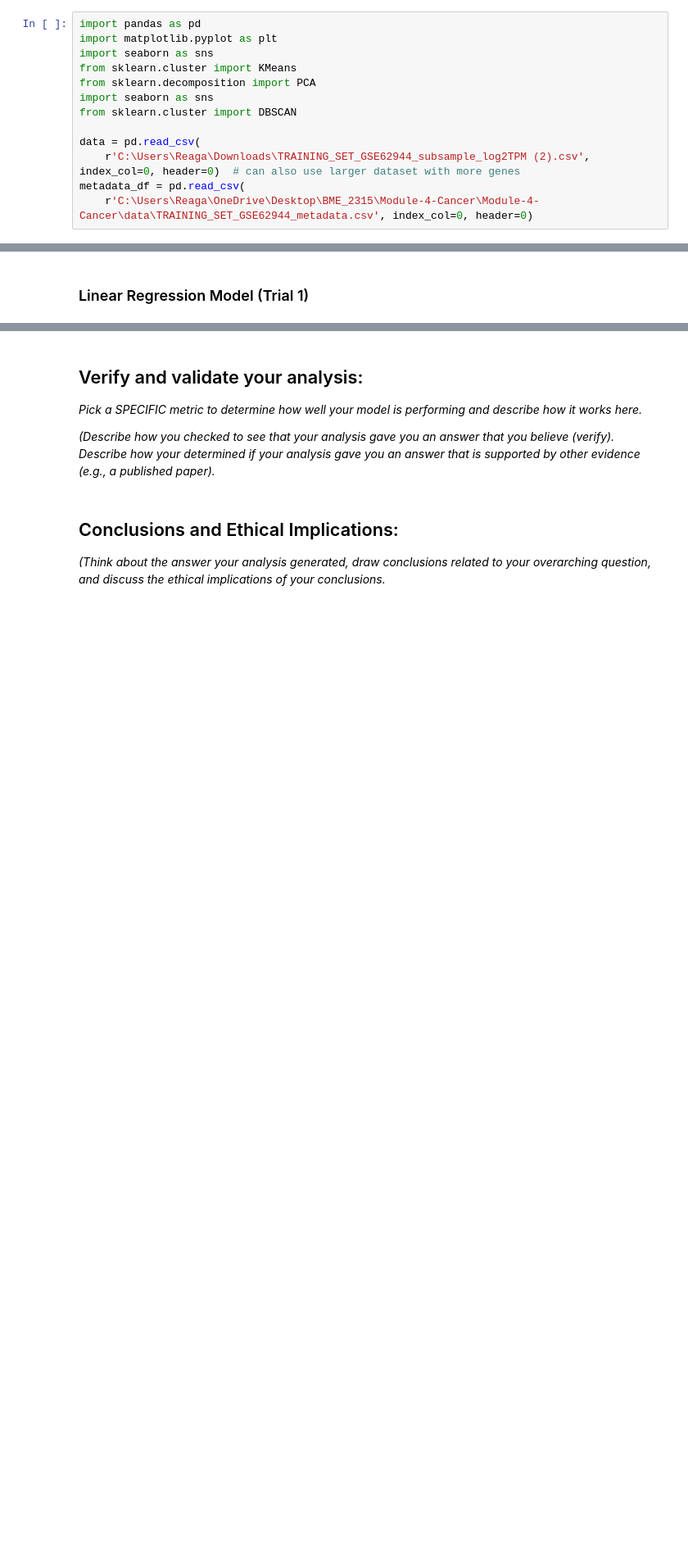
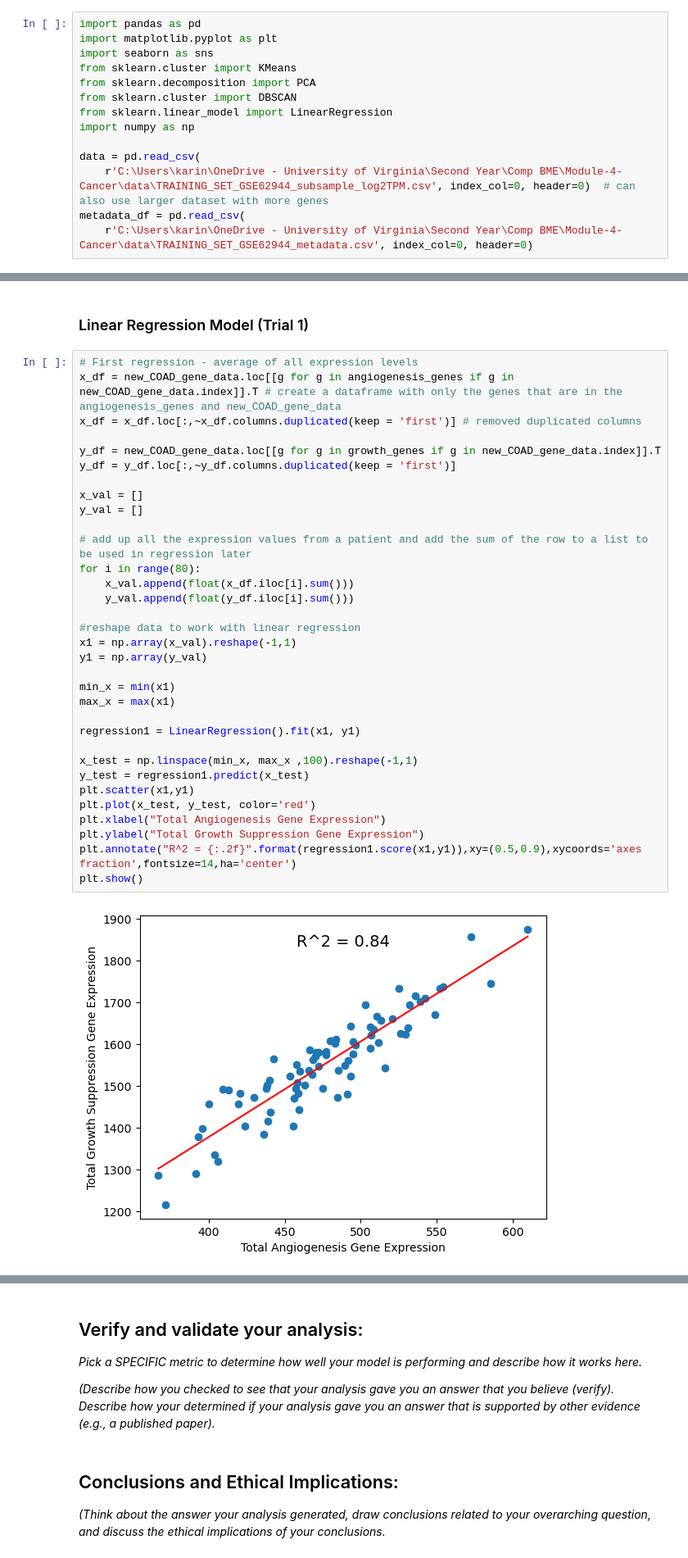
Before and after one commit to ReaganOswald/Module-4-Cancer, a Jupyter notebook: code/Module 4 Template.ipynb, the cells around one changed output, grey strips where cells are left out. Shown at 82% size. Saved outputs shown, nothing was run; the diff lists cells and outputs as text; blank space fills up the shorter version.

Commit message:
Linear regression started

```diff
--- a/code/Module 4 Template.ipynb
+++ b/code/Module 4 Template.ipynb
@@ -119,13 +119,14 @@ import matplotlib.pyplot as plt
 import seaborn as sns
 from sklearn.cluster import KMeans
 from sklearn.decomposition import PCA
-import seaborn as sns
 from sklearn.cluster import DBSCAN
+from sklearn.linear_model import LinearRegression
+import numpy as np
 
 data = pd.read_csv(
-    r'C:\Users\Reaga\Downloads\TRAINING_SET_GSE62944_subsample_log2TPM (2).csv', index_col=0, header=0)  # can also use larger dataset with more genes
+    r'C:\Users\karin\OneDrive - University of Virginia\Second Year\Comp BME\Module-4-Cancer\data\TRAINING_SET_GSE62944_subsample_log2TPM.csv', index_col=0, header=0)  # can also use larger dataset with more genes
 metadata_df = pd.read_csv(
-    r'C:\Users\Reaga\OneDrive\Desktop\BME_2315\Module-4-Cancer\Module-4-Cancer\data\TRAINING_SET_GSE62944_metadata.csv', index_col=0, header=0)
+    r'C:\Users\karin\OneDrive - University of Virginia\Second Year\Comp BME\Module-4-Cancer\data\TRAINING_SET_GSE62944_metadata.csv', index_col=0, header=0)
 # %% [markdown]
 ### Initial Data Subset
 This is how we first started to subset our data to get a feel for our possible genes of interest. This was done under the instructions of check in 1, and any alterations will be shown in a later section.
@@ -285,4 +286,39 @@ Linear Regression optimizes the Mean Squared Error (MSE) between predicted and a
 **
 # %% [markdown]
 ### Linear Regression Model (Trial 1)
+# %%
+# First regression - average of all expression levels
+x_df = new_COAD_gene_data.loc[[g for g in angiogenesis_genes if g in new_COAD_gene_data.index]].T # create a dataframe with only the genes that are in the angiogenesis_genes and new_COAD_gene_data
+x_df = x_df.loc[:,~x_df.columns.duplicated(keep = 'first')] # removed duplicated columns
+
+y_df = new_COAD_gene_data.loc[[g for g in growth_genes if g in new_COAD_gene_data.index]].T
+y_df = y_df.loc[:,~y_df.columns.duplicated(keep = 'first')]
+
+x_val = []
+y_val = []
+
+# add up all the expression values from a patient and add the sum of the row to a list to be used in regression later
+for i in range(80):
+    x_val.append(float(x_df.iloc[i].sum()))
+    y_val.append(float(y_df.iloc[i].sum()))
+
+#reshape data to work with linear regression
+x1 = np.array(x_val).reshape(-1,1)
+y1 = np.array(y_val)
+
+min_x = min(x1)
+max_x = max(x1)
+
+regression1 = LinearRegression().fit(x1, y1)
+
+x_test = np.linspace(min_x, max_x ,100).reshape(-1,1)
+y_test = regression1.predict(x_test)
+plt.scatter(x1,y1)
+plt.plot(x_test, y_test, color='red')
+plt.xlabel("Total Angiogenesis Gene Expression")
+plt.ylabel("Total Growth Suppression Gene Expression")
+plt.annotate("R^2 = {:.2f}".format(regression1.score(x1,y1)),xy=(0.5,0.9),xycoords='axes fraction',fontsize=14,ha='center')
+plt.show()
+# %% [output]
+[figure, added]
 # %%
```
Also changed, not shown: parts of 2 cells of this notebook, 1 other file.
